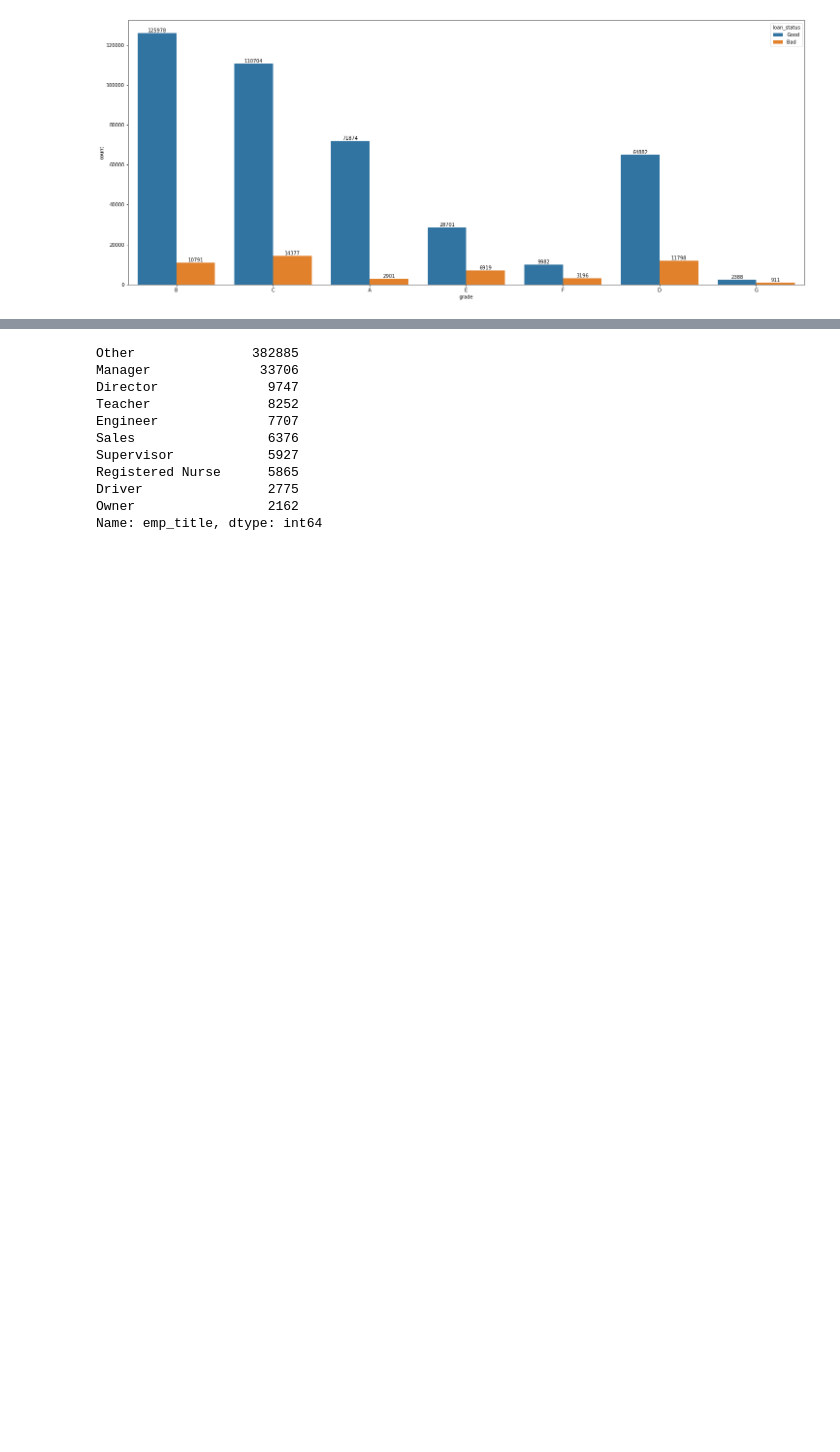
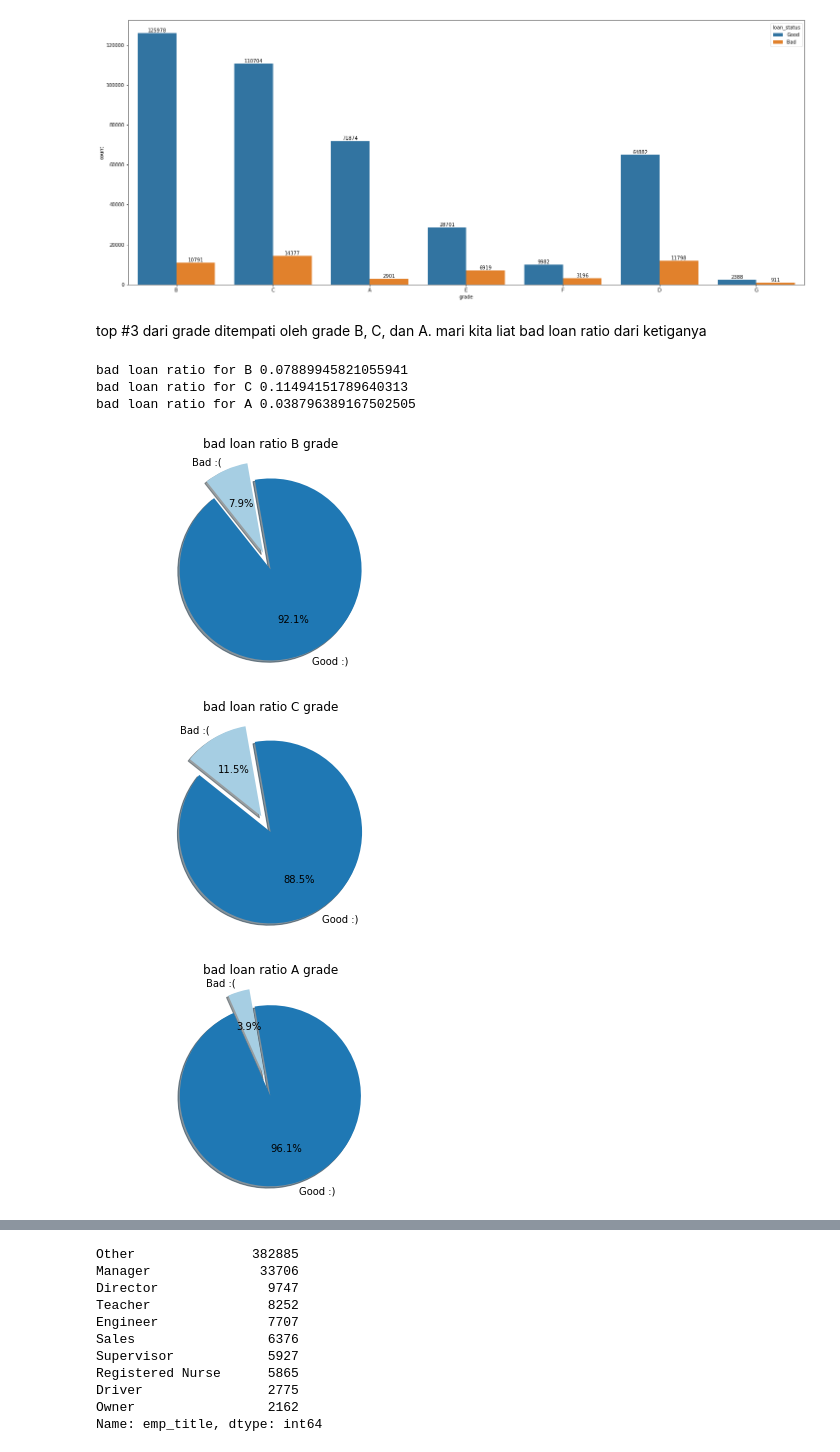
Before and after one commit to FransiscoReadyPermana/Credit-Risk-Prediction, a Jupyter notebook: test.ipynb, the cells around one changed output, grey strips where cells are left out. Cells and saved outputs as stored; diff of their text form; code cells hidden in the pictures; blank space fills up the shorter version.

```diff
--- a/test.ipynb
+++ b/test.ipynb
@@ -561,3 +564,53 @@ for container in ax.containers:
 plt.show()
 # %% [output]
 [figure]
+# %% [markdown]
+top #3 dari grade ditempati oleh grade B, C, dan A. mari kita liat bad loan ratio dari ketiganya
+# %%
+print("bad loan ratio for B",df[df['grade'] == 'B'].groupby('loan_status').size()[0]
+        / df[df['grade'] == 'B'].groupby('loan_status').size().sum(),
+      "\nbad loan ratio for C",df[df['grade'] == 'C'].groupby('loan_status').size()[0]
+        / df[df['grade'] == 'C'].groupby('loan_status').size().sum(),
+      "\nbad loan ratio for A",df[df['grade'] == 'A'].groupby('loan_status').size()[0]
+              / df[df['grade'] == 'A'].groupby('loan_status').size().sum())
+# %% [output]
+bad loan ratio for B 0.07889945821055941
+bad loan ratio for C 0.11494151789640313
+bad loan ratio for A 0.038796389167502505
+# %%
+# Pie chart, where the slices will be ordered and plotted counter-clockwise:
+labels = ['Bad :(', 'Good :)']
+explode = (0, 0.2)
+
+#define Seaborn color palette to use
+colors = sns.color_palette('Paired')[0:5]
+
+# pie chart untuk grade B
+fig1, ax1 = plt.subplots()
+plt.title('bad loan ratio B grade')
+ax1.pie(df[df['grade'] == 'B'].groupby('loan_status').size(), explode=explode, labels=labels, autopct='%1.1f%%',
+        shadow=True, startangle=100, colors=colors)
+ax1.axis('equal')  # Equal aspect ratio ensures that pie is drawn as a circle.
+fig1.patch.set_facecolor('xkcd:white')
+
+# pie chart untuk C Grade
+fig1, ax1 = plt.subplots()
+plt.title('bad loan ratio C grade')
+ax1.pie(df[df['grade'] == 'C'].groupby('loan_status').size(), explode=explode, labels=labels, autopct='%1.1f%%',
+        shadow=True, startangle=100, colors=colors)
+ax1.axis('equal')  # Equal aspect ratio ensures that pie is drawn as a circle.
+fig1.patch.set_facecolor('xkcd:white')
+
+# pie chart untuk A grade
+fig1, ax1 = plt.subplots()
+plt.title('bad loan ratio A grade')
+ax1.pie(df[df['grade'] == 'A'].groupby('loan_status').size(), explode=explode, labels=labels, autopct='%1.1f%%',
+        shadow=True, startangle=100, colors=colors)
+ax1.axis('equal')  # Equal aspect ratio ensures that pie is drawn as a circle.
+fig1.patch.set_facecolor('xkcd:white')
+
+plt.show()
+# %% [output]
+[figure, added]
+[figure, added]
+[figure, added]
```
Also changed, not shown: parts of 62 cells of this notebook.
